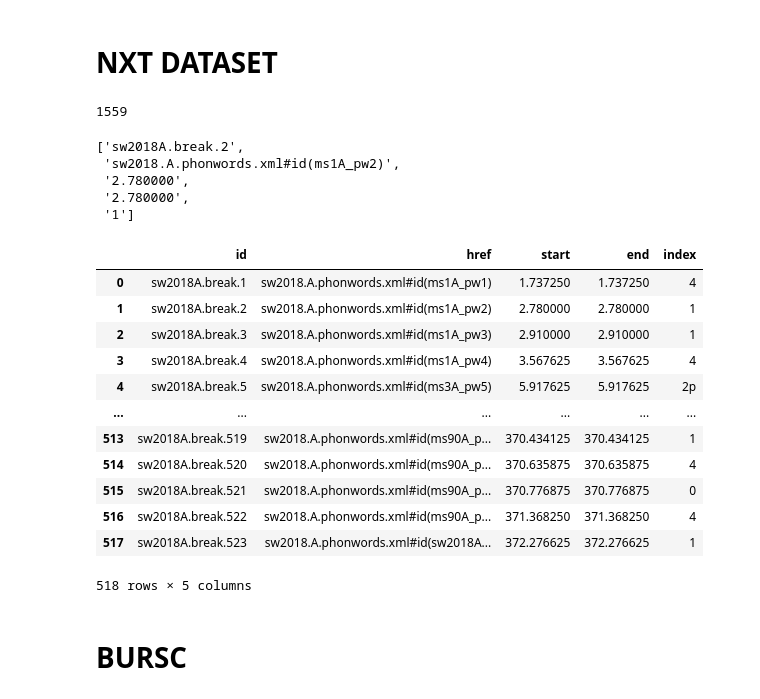
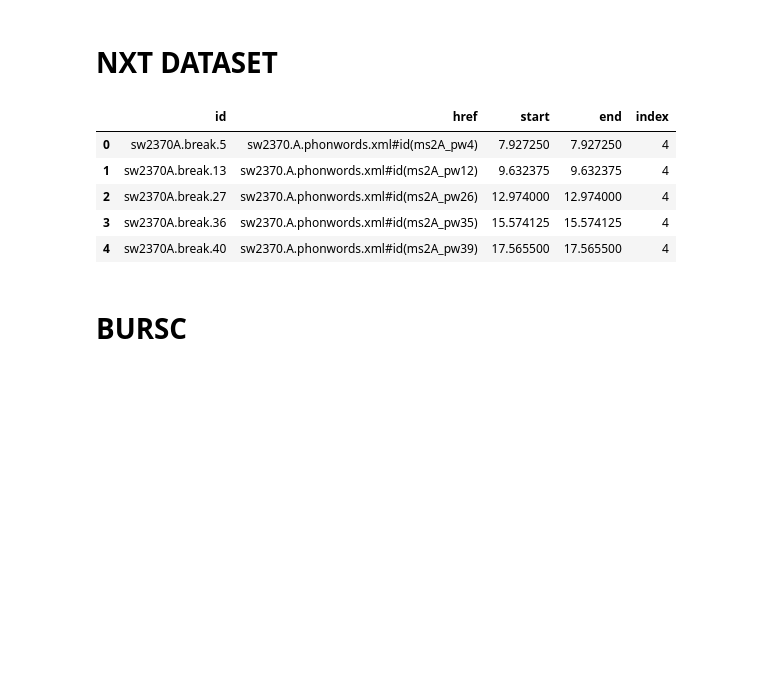
Before and after one commit to prakritishetty/GSoC2024-Overhaul_of_AuToBI, a Jupyter notebook: DataPreprocessing_MakeTabular.ipynb, the cells around one changed output. Drawn from its saved outputs; the diff is of its cells as text; code cells hidden in the pictures; blank space fills up the shorter version.

```diff
--- a/DataPreprocessing_MakeTabular.ipynb
+++ b/DataPreprocessing_MakeTabular.ipynb
@@ -8,5 +8,3 @@ The idea is to bring all the requisite datafiles to a tabular format. 2 columns
 Right now only phrase boundaries, later pitch accents and anything else is a plus.
 # %% [markdown]
 # NXT DATASET
-# %%
-f = open("nxt.xml","r")
@@ -17,5 +11 @@ lines = f.readlines()
-# %%
-len(lines)
-# %% [output]
-1559
 # %%
@@ -25,46 +17,29 @@ arr = []
 # %%
-for line in lines:
-  if line.startswith("<break"):
-    index = lines.index(line)
-    nextline = lines[index+1]
-    linesubs = line.split(' ')
-    nextlinesubs = nextline.split(' ')
-    id = linesubs[1].split("=")[1].split("\"")[1].split("\"")[0]
-    href = nextlinesubs[1].split("=")[1].split("\"")[1].split("\"")[0]
-    start = linesubs[2].split("=")[1].split("\"")[1].split("\"")[0]
-    end = linesubs[3].split("=")[1].split("\"")[1].split("\"")[0]
-    index = (linesubs[5].split("=")[1].split(">")[0]).split("\"")[1].split("\"")[0]
-    entry = [id, href, start,end,index]
-    # print(entry)
-    arr.append(entry)
-
-
-
-
-arr[1]
+directory = '/content/drive/MyDrive/NXT_FINAL'
+for filename in glob.glob(directory+ '/*' ):
+  with open(filename) as f:
+    lines = f.readlines()
+    for line in lines:
+      if line.startswith("<break"):
+        index = lines.index(line)
+        nextline = lines[index+1]
+        linesubs = line.split(' ')
+        nextlinesubs = nextline.split(' ')
+        id = linesubs[1].split("=")[1].split("\"")[1].split("\"")[0]
+        href = nextlinesubs[1].split("=")[1].split("\"")[1].split("\"")[0]
+        start = linesubs[2].split("=")[1].split("\"")[1].split("\"")[0]
+        end = linesubs[3].split("=")[1].split("\"")[1].split("\"")[0]
+        index = (linesubs[5].split("=")[1].split(">")[0]).split("\"")[1].split("\"")[0]
+        if index=='3' or index=='4':
+          entry = [id, href, start,end,index]
+          arr.append(entry)
-# %% [output]
-['sw2018A.break.2',
- 'sw2018.A.phonwords.xml#id(ms1A_pw2)',
- '2.780000',
- '2.780000',
- '1']
 # %%
-import pandas as pd
-
 df = pd.DataFrame(arr, columns = ['id','href','start','end','index'])
-
-df
+df.head()
 # %% [output]
 |  | id | href | start | end | index |
-| 0 | sw2018A.break.1 | sw2018.A.phonwords.xml#id(ms1A_pw1) | 1.737250 | 1.737250 | 4 |
-| 1 | sw2018A.break.2 | sw2018.A.phonwords.xml#id(ms1A_pw2) | 2.780000 | 2.780000 | 1 |
-| 2 | sw2018A.break.3 | sw2018.A.phonwords.xml#id(ms1A_pw3) | 2.910000 | 2.910000 | 1 |
-| 3 | sw2018A.break.4 | sw2018.A.phonwords.xml#id(ms1A_pw4) | 3.567625 | 3.567625 | 4 |
-| 4 | sw2018A.break.5 | sw2018.A.phonwords.xml#id(ms3A_pw5) | 5.917625 | 5.917625 | 2p |
-| ... | ... | ... | ... | ... | ... |
-| 513 | sw2018A.break.519 | sw2018.A.phonwords.xml#id(ms90A_p... | 370.434125 | 370.434125 | 1 |
-| 514 | sw2018A.break.520 | sw2018.A.phonwords.xml#id(ms90A_p... | 370.635875 | 370.635875 | 4 |
-| 515 | sw2018A.break.521 | sw2018.A.phonwords.xml#id(ms90A_p... | 370.776875 | 370.776875 | 0 |
-| 516 | sw2018A.break.522 | sw2018.A.phonwords.xml#id(ms90A_p... | 371.368250 | 371.368250 | 4 |
-| 517 | sw2018A.break.523 | sw2018.A.phonwords.xml#id(sw2018A... | 372.276625 | 372.276625 | 1 |
+| 0 | sw2370A.break.5 | sw2370.A.phonwords.xml#id(ms2A_pw4) | 7.927250 | 7.927250 | 4 |
+| 1 | sw2370A.break.13 | sw2370.A.phonwords.xml#id(ms2A_pw12) | 9.632375 | 9.632375 | 4 |
+| 2 | sw2370A.break.27 | sw2370.A.phonwords.xml#id(ms2A_pw26) | 12.974000 | 12.974000 | 4 |
+| 3 | sw2370A.break.36 | sw2370.A.phonwords.xml#id(ms2A_pw35) | 15.574125 | 15.574125 | 4 |
+| 4 | sw2370A.break.40 | sw2370.A.phonwords.xml#id(ms2A_pw39) | 17.565500 | 17.565500 | 4 |
-518 rows × 5 columns
```
Also changed, not shown: parts of 12 cells of this notebook.
